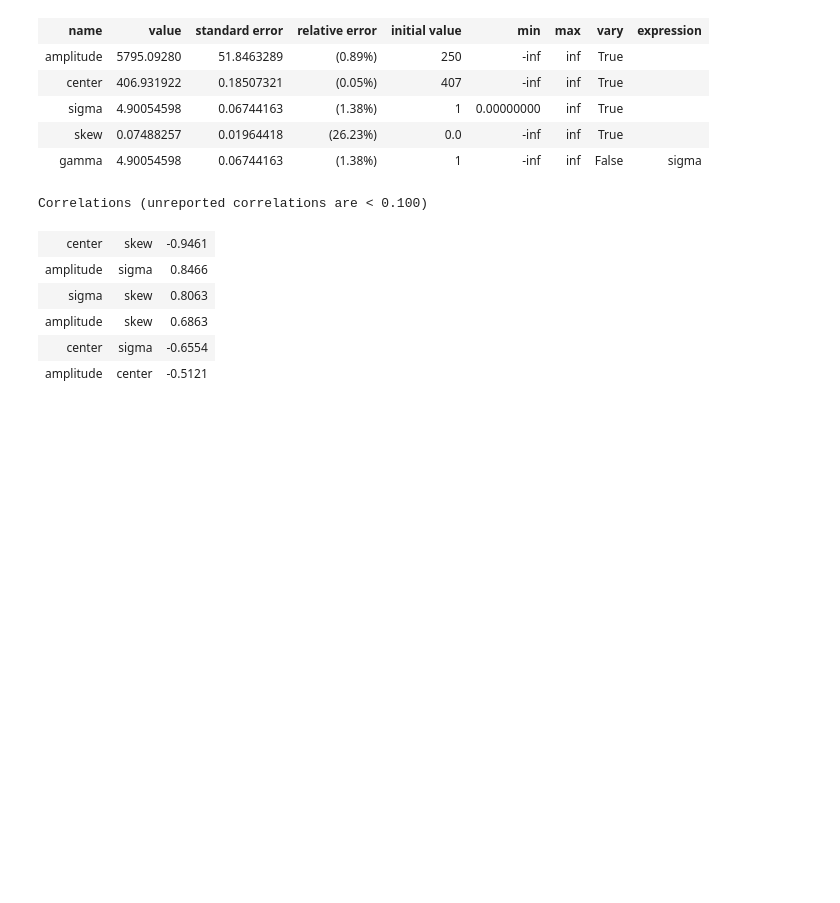
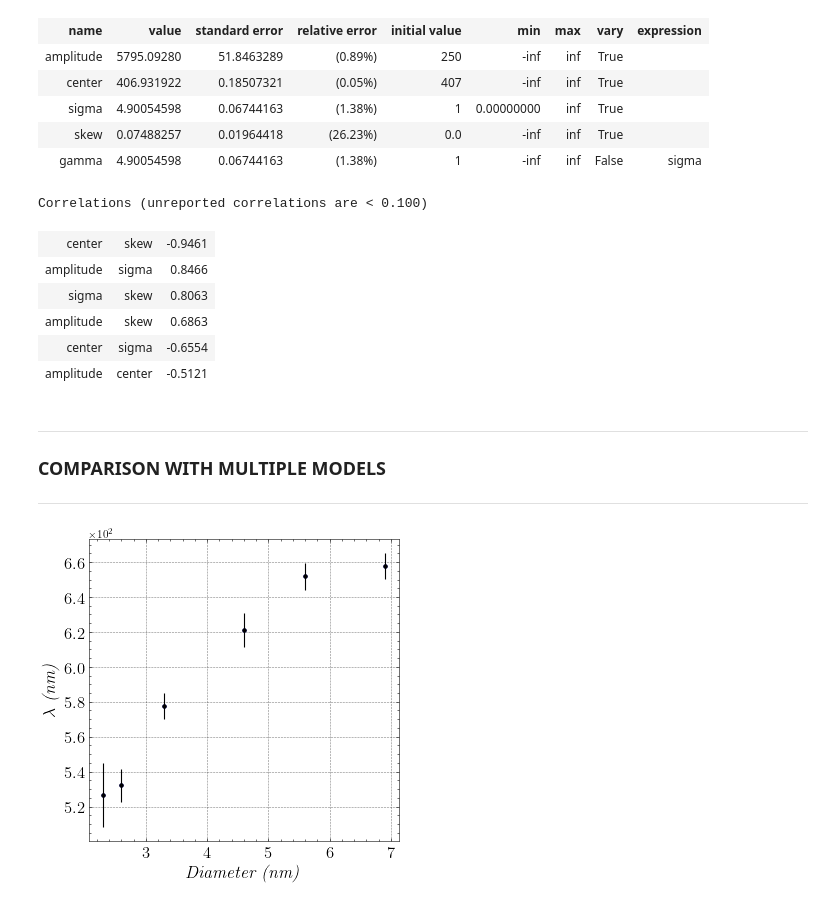
Before and after one commit to rvizarreta/AdvancedLab, a Jupyter notebook: 1. Quantum Dots/Lab.ipynb, the cells around one changed output. Saved outputs shown, nothing was run; the diff lists cells and outputs as text; code cells hidden in the pictures; blank space fills up the shorter version.

```diff
--- a/1. Quantum Dots/Lab.ipynb
+++ b/1. Quantum Dots/Lab.ipynb
@@ -424,6 +455,13 @@ xdata, ydata = df_study['$\lambda \ (nm)$'], df_study['Intensity (counts)']
 a_est, b_est, c_est = 400,651,1 # Defining estimates
 
 result = SkewedVoigtModelFit(xdata, ydata, 'red', '$\lambda \ (nm)$', 'Intensity (counts)', x_min, x_max, a_est, b_est, c_est)
+
+# SAVING DATA
+peak_x = df_study.iloc[np.where(result.best_fit==np.max(result.best_fit))]['$\lambda \ (nm)$'].iloc[0]
+sigma = result.params['sigma'].value
+result_lambda.append([peak_x, sigma])
+
+# SHOWING STATISTICAL SUMMARY
 result
 # %% [output]
 [figure]
@@ -474,6 +512,13 @@ xdata, ydata = df_study['$\lambda \ (nm)$'], df_study['Intensity (counts)']
 a_est, b_est, c_est = 100,657,1 # Defining estimates
 
 result = SkewedVoigtModelFit(xdata, ydata, 'maroon', '$\lambda \ (nm)$', 'Intensity (counts)', x_min, x_max, a_est, b_est, c_est)
+
+# SAVING DATA
+peak_x = df_study.iloc[np.where(result.best_fit==np.max(result.best_fit))]['$\lambda \ (nm)$'].iloc[0]
+sigma = result.params['sigma'].value
+result_lambda.append([peak_x, sigma])
+
+# SHOWING STATISTICAL SUMMARY
 result
 # %% [output]
 [figure]
@@ -520,6 +565,13 @@ xdata, ydata = df_study['$\lambda \ (nm)$'], df_study['Intensity (counts)']
 a_est, b_est, c_est = 250,407,1 # Defining estimates
 
 result = SkewedVoigtModelFit(xdata, ydata, 'purple', '$\lambda \ (nm)$', 'Intensity (counts)', x_min, x_max, a_est, b_est, c_est)
+
+# SAVING DATA
+peak_x = df_study.iloc[np.where(result.best_fit==np.max(result.best_fit))]['$\lambda \ (nm)$'].iloc[0]
+sigma = result.params['sigma'].value
+result_lambda.append([peak_x, sigma])
+
+# SHOWING STATISTICAL SUMMARY
 result
 # %% [output]
 [figure]
@@ -550,3 +602,30 @@ Correlations (unreported correlations are < 0.100)
 | amplitude | skew | 0.6863 |
 | center | sigma | -0.6554 |
 | amplitude | center | -0.5121 |
+# %% [markdown]
+-----------------------------------------
+### COMPARISON WITH MULTIPLE MODELS
+-----------------------------------------
+# %%
+def dataPlot(xdata, ydata, xerr, yerr, color, x_label, y_label):
+    fig = plt.figure(figsize=(5, 5), dpi=80)
+    plt.scatter(xdata, ydata, s=7, color=color)
+    plt.errorbar(xdata,ydata,yerr=yerr,fmt='.',c='black')
+
+    plt.xlabel(r'$\textit{'+ x_label +'}$', fontsize = 16)
+    plt.ylabel(r'$\textit{'+ y_label +'}$', fontsize = 16)
+    plt.ticklabel_format(axis="y", style="sci", scilimits=(0,0))
+    plt.xticks(fontsize=15)
+    plt.yticks(fontsize=15)
+
+    #VERTICAL LINE
+    #plt.legend(prop={'size': 12}, loc=4)
+    plt.savefig("Figures/figure.png")
+    plt.show()
+    plt.close()
+# %%
+result_lambda = np.array(result_lambda)
+diameters = np.array([2.3,2.6,3.3,4.6,5.6,6.9]) # dot diamters (nm)
+dataPlot(diameters, result_lambda[:-1,0], 0, result_lambda[:-1,1],'blue', 'Diameter (nm)', r'$\lambda$ (nm)')
+# %% [output]
+[figure, added]
```
Also changed, not shown: parts of 24 cells of this notebook, 1 other file.
